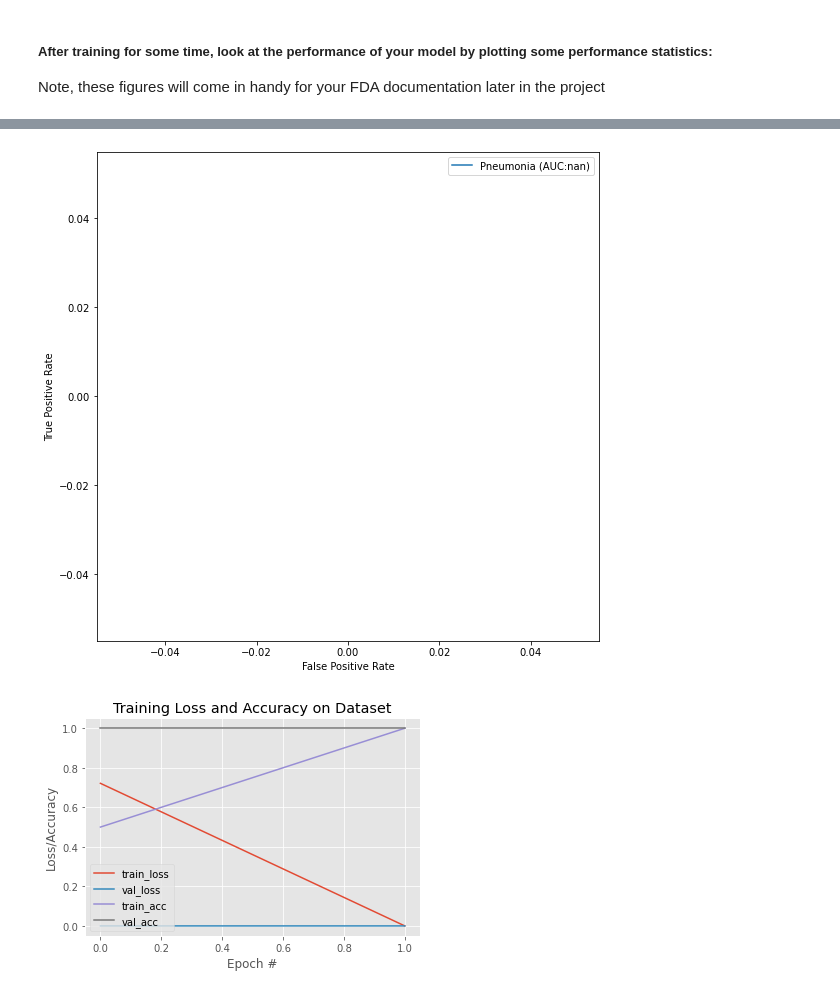
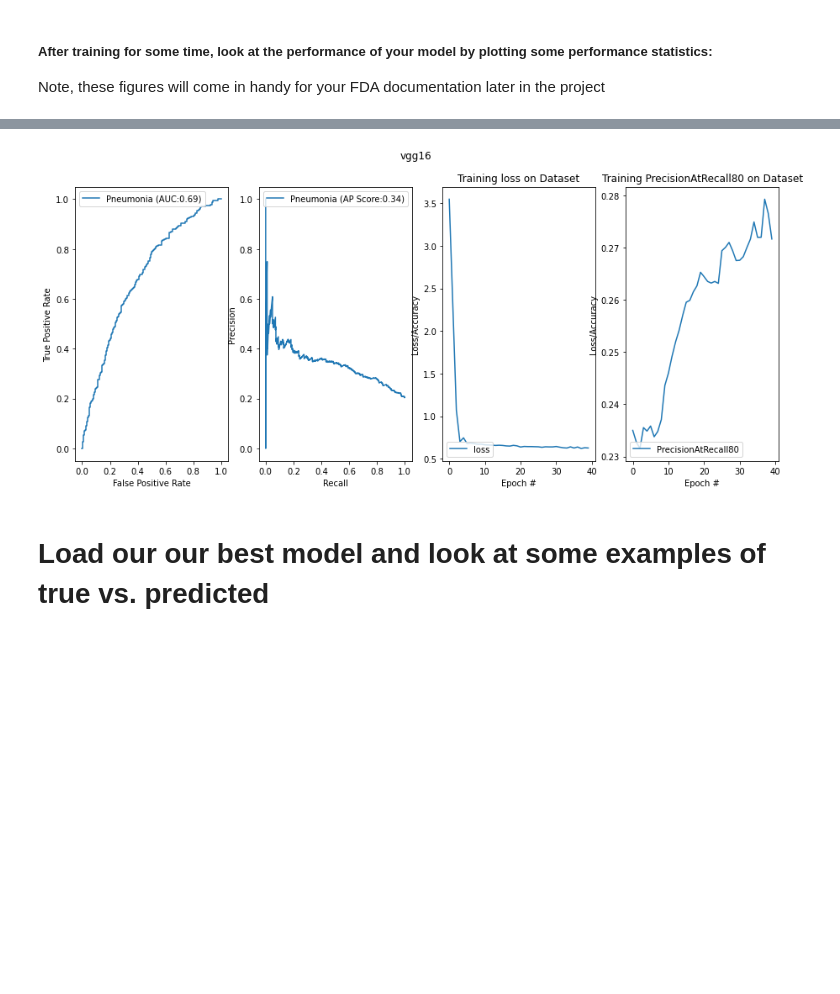
Before and after one commit to Thada-Jirajaras/Pneumonia-Detection-From-Chest-X-Rays, a Jupyter notebook: Build and train model.ipynb, the cells around one changed output, grey strips where cells are left out. Cells and saved outputs as stored; diff of their text form; code cells hidden in the pictures; blank space fills up the shorter version.

```diff
--- a/Build and train model.ipynb
+++ b/Build and train model.ipynb
@@ -118,9 +248,20 @@ KeyboardInterrupt:
 
 Note, these figures will come in handy for your FDA documentation later in the project
 # %%
+from source.predict import plot_auc, plot_history, calc_f1, plot_history
+from source.predict import load_model, plot_performance
+import os
 ## After training, make some predictions to assess your model's overall performance
 ## Note that detecting pneumonia is hard even for trained expert radiologists,
 ## so there is no need to make the model perfect.
-my_model.load_weights(weight_path)
-pred_Y = my_model.predict(val_gen, verbose = True)
+
+
+# see performance of vgg16
+best_model_name = 'vgg16'
+model_name = best_model_name
+prediction_path = os.path.join('output', f"predval_{model_name}.npy")
+groundtruth_path = os.path.join('output', f"groundtruth_{model_name}.npy")
+plot_performance(prediction_path, groundtruth_path,
+                 history_path = os.path.join('output', f'history_{model_name}.npy'),
+                 title = model_name)
 # %% [output]
@@ -128,10 +268 @@ pred_Y = my_model.predict(val_gen, verbose = True)
+[figure, added]
-# %%
-from source.predict import plot_auc, plot_history, calc_f1, plot_history
-
-probability = pred_Y.flatten()
-ground_truth = val_gen.labels
-plot_auc(ground_truth, probability)
-plot_history(history)
-# %% [output]
-[figure, removed]
-[figure, removed]
@@ -143,0 +269,2 @@ YOUR_THRESHOLD = 0.5
+# %% [markdown]
+# Load our our best model and look at some examples of true vs. predicted
```
Also changed, not shown: parts of 25 cells of this notebook, 3 other files.
